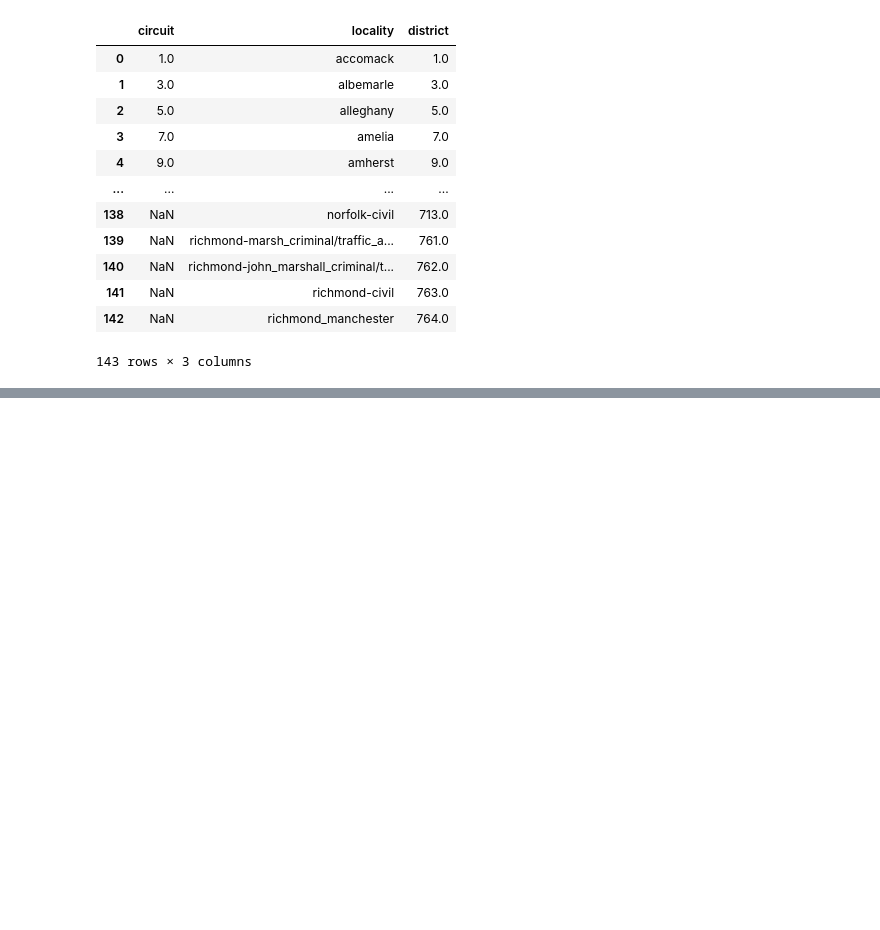
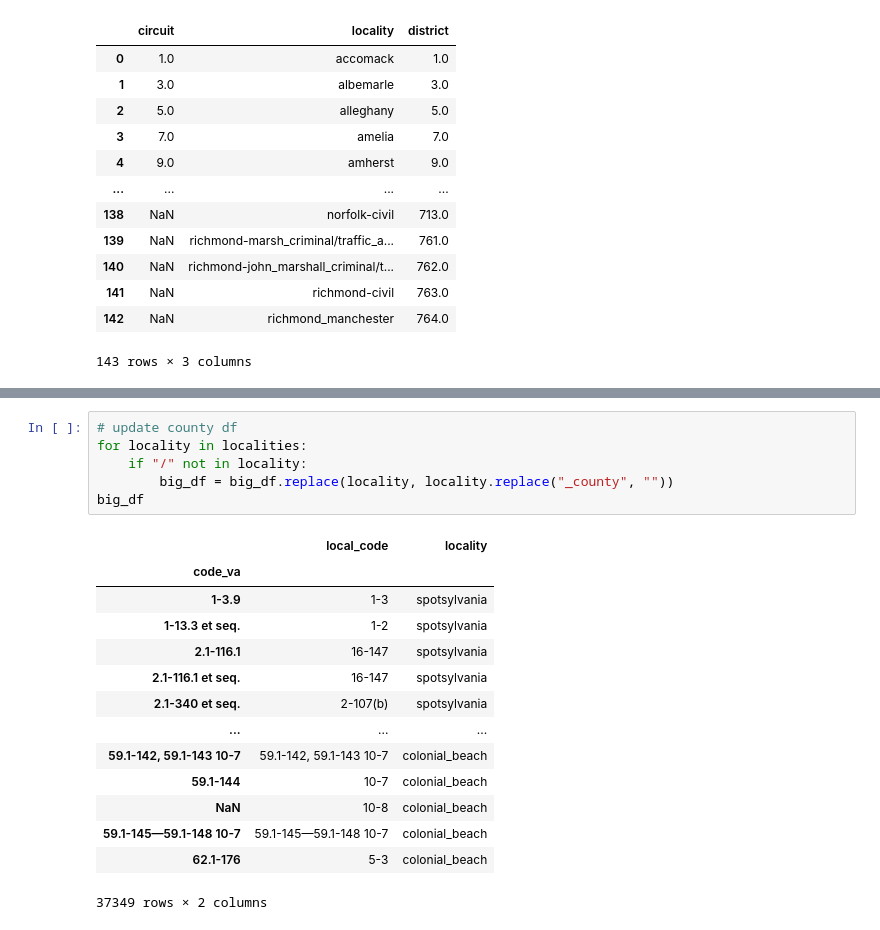
Before and after one commit to code-for-charlottesville/expungementcapstone, a Jupyter notebook: april_6.ipynb, the cells around one changed output, grey strips where cells are left out. Cells and saved outputs as stored; diff of their text form; blank space fills up the shorter version.

```diff
--- a/april_6.ipynb
+++ b/april_6.ipynb
@@ -251,3 +253,24 @@ fips
+# %%
+# update county df
+for locality in localities:
+    if "/" not in locality:
+        big_df = big_df.replace(locality, locality.replace("_county", ""))
+big_df
+# %% [output]
+|  | local_code | locality |
+| code_va |  |  |
+| 1-3.9 | 1-3 | spotsylvania |
+| 1-13.3 et seq. | 1-2 | spotsylvania |
+| 2.1-116.1 | 16-147 | spotsylvania |
+| 2.1-116.1 et seq. | 16-147 | spotsylvania |
+| 2.1-340 et seq. | 2-107(b) | spotsylvania |
+| ... | ... | ... |
+| 59.1-142, 59.1-143 10-7 | 59.1-142, 59.1-143 10-7 | colonial_beach |
+| 59.1-144 | 10-7 | colonial_beach |
+| NaN | 10-8 | colonial_beach |
+| 59.1-145—59.1-148 10-7 | 59.1-145—59.1-148 10-7 | colonial_beach |
+| 62.1-176 | 5-3 | colonial_beach |
+37349 rows × 2 columns
 # %%
 # merge fips df with county df
 result = pd.merge(big_df, fips, how="outer")
```
Also changed, not shown: parts of 5 cells of this notebook.
